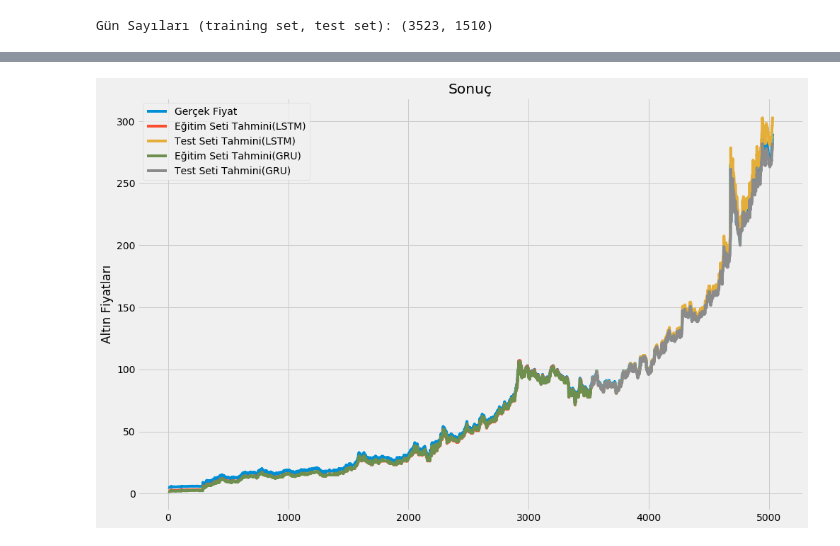
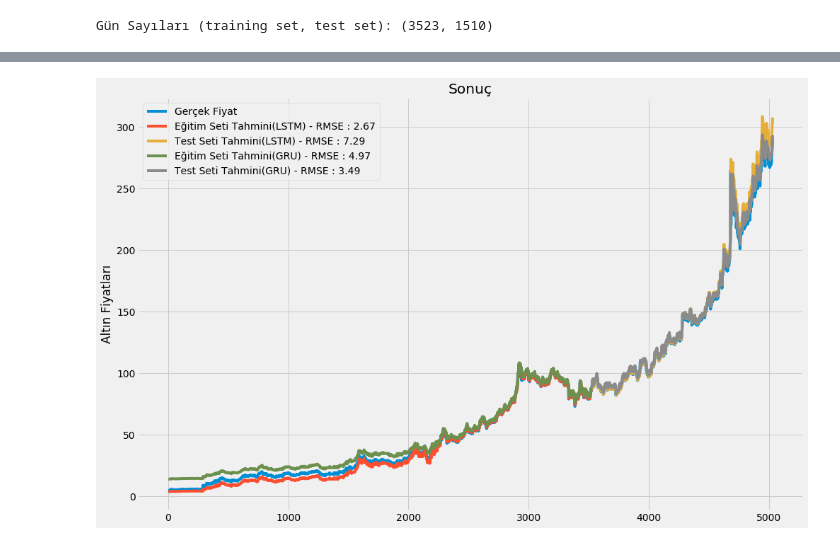
Before and after one commit to muratkakun/Machine-Learning, a Jupyter notebook: GoldPriceForecasting.ipynb, the cells around one changed output, grey strips where cells are left out. Cells and saved outputs as stored; diff of their text form; code cells hidden in the pictures.

```diff
--- a/GoldPriceForecasting.ipynb
+++ b/GoldPriceForecasting.ipynb
@@ -113,28 +130,30 @@ New training data shape:
 # %%
 def fit_model(train_X, train_Y, window_size = 1):
     model = Sequential()
-    # Modelin tek layerlı şekilde kurulacak.
-    model.add(LSTM(numberOfHiddenLayer, input_shape = (window_size, 1), return_sequences=use_multiple_layer))
-    #model ezberlemsin diye
+    # Model tek layerlı şekilde kurulacak.
+    model.add(LSTM(numberOfHiddenLayer, input_shape = (window_size, 1), return_sequences=use_multiple_layer, activation=activatioFunction))
+
     if(use_multiple_layer):
       model.add(Dropout(0.2))
       model.add(LSTM(int(numberOfHiddenLayer/2), return_sequences=False))
       #model.add(LSTM(32, return_sequences=False))
+    #model ezberlemsin diye
     if(addDropoutLayer):
      model.add(Dropout(0.2))
     model.add(Dense(1))
     model.compile(loss = lossError, optimizer = "adam")
-   #30 epoch yani 30 kere verisetine bakılacak.
+    #30 epoch yani 30 kere verisetine bakılacak.
     print("LSTM")
     model.summary()
-    model.fit(train_X, train_Y, epochs = epochCount, batch_size = batchSize, verbose = 1, shuffle=False)
+    timetaken = timecallback()
+    model.fit(train_X, train_Y, epochs = epochCount, callbacks = [timetaken], batch_size = batchSize, verbose = 1, shuffle=False)
 
     return(model)
 # %%
 def fit_model_gru(train_X, train_Y, window_size = 1):
     model = Sequential()
     # Modelin tek layerlı şekilde kurulacak.
-    model.add(GRU(numberOfHiddenLayer, input_shape = (window_size, 1), return_sequences=use_multiple_layer))
+    model.add(GRU(numberOfHiddenLayer, input_shape = (window_size, 1), return_sequences=use_multiple_layer, activation=activatioFunction))
     #model ezberlemesin diye
     if(use_multiple_layer):
       model.add(Dropout(0.2))
@@ -146,7 +165,8 @@ def fit_model_gru(train_X, train_Y, window_size = 1):
    #30 epoch yani 30 kere verisetine bakılacak.
     print("GRU")
     model.summary()
-    model.fit(train_X, train_Y, epochs = epochCount, batch_size = batchSize, verbose = 1, shuffle=False)
+    timetaken = timecallback()
+    model.fit(train_X, train_Y, epochs = epochCount, callbacks = [timetaken], batch_size = batchSize, verbose = 1, shuffle=False)
 
     return(model)
 # %%
@@ -239,47 +261,41 @@ train_predict_plot[:, :] = np.nan
 train_predict_plot[window_size:len(train_predict) + window_size, :] = train_predict
 # Şimdi ise testleri tahminletiyoruz.
 test_predict_plot = np.empty_like(dataset)
 test_predict_plot[:, :] = np.nan
 test_predict_plot[len(train_predict) + (window_size * 2) + 1:len(dataset) - 1, :] = test_predict
 
 # Öğrendiklerinini tahminletip ekliyoruz.Gru
 train_predict_plot_gru = np.empty_like(dataset)
 train_predict_plot_gru[:, :] = np.nan
 train_predict_plot_gru[window_size:len(train_predict_gru) + window_size, :] = train_predict_gru
 # Şimdi ise testleri tahminletiyoruz.Gru
 test_predict_plot_gru = np.empty_like(dataset)
 test_predict_plot_gru[:, :] = np.nan
 test_predict_plot_gru[len(train_predict_gru) + (window_size * 2) + 1:len(dataset) - 1, :] = test_predict_gru
 
 # Öğrendiklerinini tahminletip ekliyoruz.Lstm2
-train_predict_plot_lstm2 = np.empty_like(dataset)
-train_predict_plot_lstm2[:, :] = np.nan
-train_predict_plot_lstm2[window_size:len(train_predict_lstm2) + window_size, :] = train_predict_lstm2
+#train_predict_plot_lstm2 = np.empty_like(dataset)
+#train_predict_plot_lstm2[:, :] = np.nan
+#train_predict_plot_lstm2[window_size:len(train_predict_lstm2) + window_size, :] = train_predict_lstm2
 # Şimdi ise testleri tahminletiyoruz.Lstm2
-test_predict_plot_lstm2 = np.empty_like(dataset)
-test_predict_plot_lstm2[:, :] = np.nan
-test_predict_plot_lstm2[len(train_predict_lstm2) + (window_size * 2) + 1:len(dataset) - 1, :] = test_predict_lstm2
-
+#test_predict_plot_lstm2 = np.empty_like(dataset)
+#test_predict_plot_lstm2[:, :] = np.nan
+#test_predict_plot_lstm2[len(train_predict_lstm2) + (window_size * 2) + 1:len(dataset) - 1, :] = test_predict_lstm2
 
 # Plot'u oluşturalım.
 plt.figure(figsize = (15, 10))
 plt.plot(scaler.inverse_transform(dataset), label = "Gerçek Fiyat")
-plt.plot(train_predict_plot, label = "Eğitim Seti Tahmini(LSTM)")
-plt.plot(test_predict_plot, label = "Test Seti Tahmini(LSTM)")
-plt.plot(train_predict_plot_gru, label = "Eğitim Seti Tahmini(GRU)")
-plt.plot(test_predict_plot_gru, label = "Test Seti Tahmini(GRU)")
+plt.plot(train_predict_plot, label = "Eğitim Seti Tahmini(LSTM) - RMSE : %.2f" % rmse_train)
+plt.plot(test_predict_plot, label = "Test Seti Tahmini(LSTM) - RMSE : %.2f" % rmse_test)
+plt.plot(train_predict_plot_gru, label = "Eğitim Seti Tahmini(GRU) - RMSE : %.2f" % rmse_train_gru)
+plt.plot(test_predict_plot_gru, label = "Test Seti Tahmini(GRU) - RMSE : %.2f" % rmse_test_gru)
 #plt.plot(train_predict_plot_lstm2, label = "Eğitim Seti Tahmini(LSTM2)")
 #plt.plot(test_predict_plot_lstm2, label = "Test Seti Tahmini(LSTM2)")
-
 
 #plt.xlabel("Aylar")
 plt.ylabel("Altın Fiyatları")
 plt.title("Sonuç")
 plt.legend()
 plt.show()
-
-#data2 = data2.reshape((1, 2, 1, 2, 1))
-#yhat = model1.predict(data2, verbose=0)
-#print(yhat)
 # %% [output]
-[figure, old version]
+[figure, new version]
```
Also changed, not shown: parts of 9 cells of this notebook.
